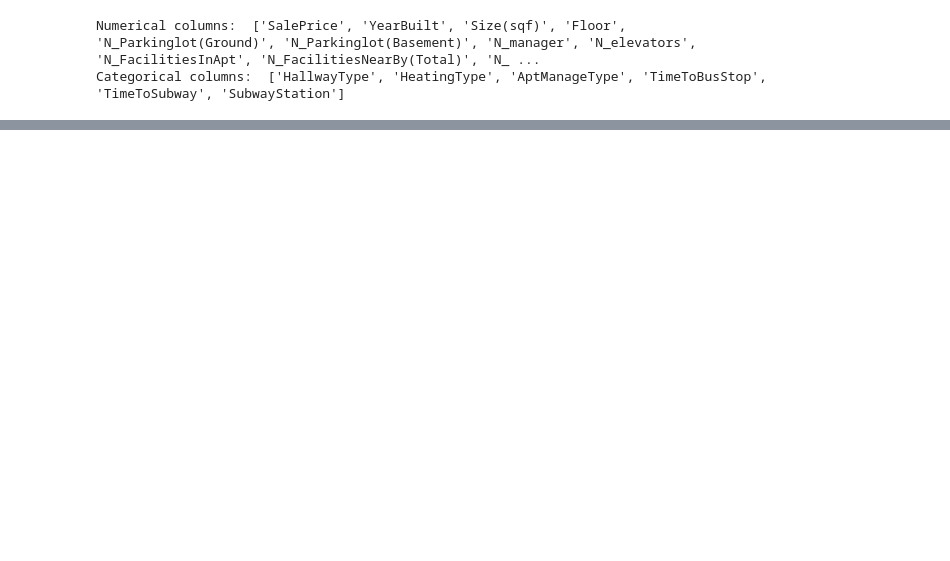
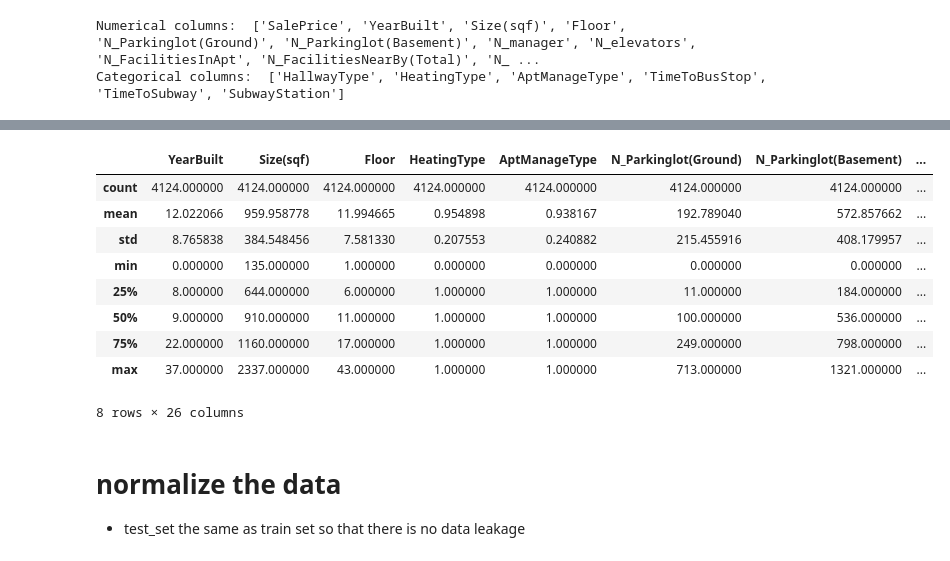
Before and after one commit to Kubasz091/Proj_2_ssne, a Jupyter notebook: solution.ipynb, the cells around one changed output, grey strips where cells are left out. Drawn from its saved outputs; the diff is of its cells as text; code cells hidden in the pictures; blank space fills up the shorter version.

```diff
--- a/solution.ipynb
+++ b/solution.ipynb
@@ -175,0 +159,22 @@ Min target:  34070
+# %%
+df['SalePrice'] = df['SalePrice'].astype(int)
+
+min_target = df['SalePrice'].min()
+max_target = df['SalePrice'].max()
+
+def categorize_target(value):
+    if value < money:
+        return 0
+    elif value < debt + money:
+        return 1
+    else:
+        return 2
+
+df['price_category'] = df['SalePrice'].apply(categorize_target)
+df.drop(columns=['SalePrice'], inplace=True)
+
+target_counts = df['price_category'].value_counts().to_dict()
+
+print("Target counts: ", target_counts)
+print("Max target: ", max_target)
+print("Min target: ", min_target)
@@ -184,0 +273,19 @@ categorical_columns = []
+# %%
+# one hot encode HallwayType and SubwayStation
+df = pd.get_dummies(df, columns=['HallwayType', 'SubwayStation'])
+
+bool_columns = df.select_dtypes(include=['bool']).columns.tolist()
+df[bool_columns] = df[bool_columns].astype(int)
+# %%
+df.describe(include='all')
+# %% [output]
+|  | YearBuilt | Size(sqf) | Floor | HeatingType | AptManageType | N_Parkinglot(Ground) | N_Parkinglot(Basement) | ... |
+| count | 4124.000000 | 4124.000000 | 4124.000000 | 4124.000000 | 4124.000000 | 4124.000000 | 4124.000000 | ... |
+| mean | 12.022066 | 959.958778 | 11.994665 | 0.954898 | 0.938167 | 192.789040 | 572.857662 | ... |
+| std | 8.765838 | 384.548456 | 7.581330 | 0.207553 | 0.240882 | 215.455916 | 408.179957 | ... |
+| min | 0.000000 | 135.000000 | 1.000000 | 0.000000 | 0.000000 | 0.000000 | 0.000000 | ... |
+| 25% | 8.000000 | 644.000000 | 6.000000 | 1.000000 | 1.000000 | 11.000000 | 184.000000 | ... |
+| 50% | 9.000000 | 910.000000 | 11.000000 | 1.000000 | 1.000000 | 100.000000 | 536.000000 | ... |
+| 75% | 22.000000 | 1160.000000 | 17.000000 | 1.000000 | 1.000000 | 249.000000 | 798.000000 | ... |
+| max | 37.000000 | 2337.000000 | 43.000000 | 1.000000 | 1.000000 | 713.000000 | 1321.000000 | ... |
+8 rows × 26 columns
@@ -184,0 +305,3 @@ categorical_columns = []
+# %% [markdown]
+# normalize the data
+- test_set the same as train set so that there is no data leakage
```
Also changed, not shown: parts of 33 cells of this notebook.
